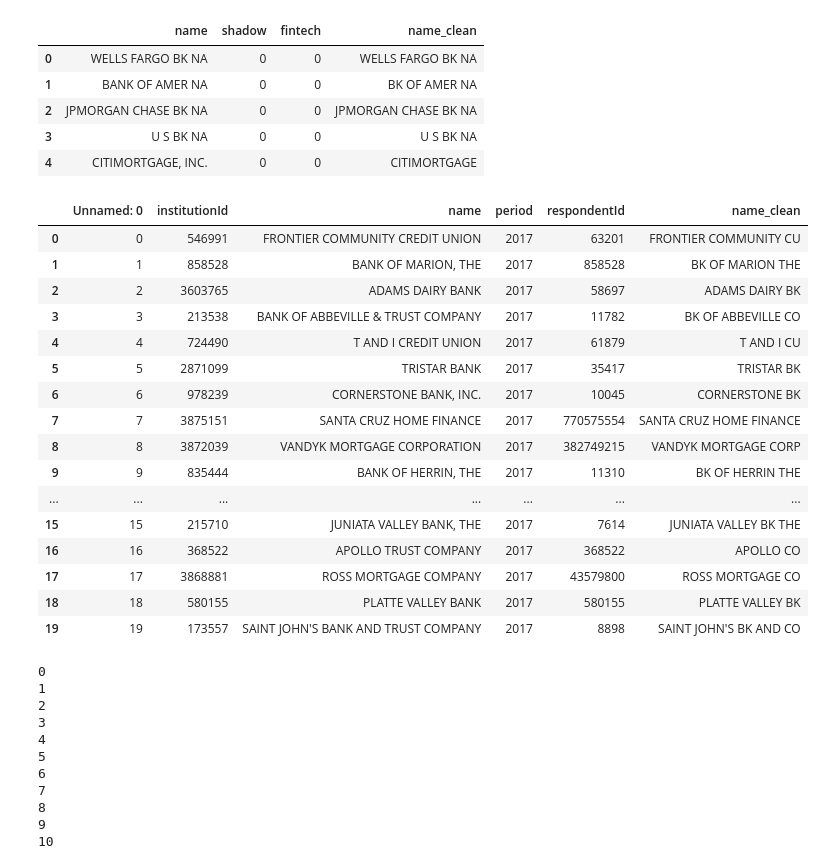
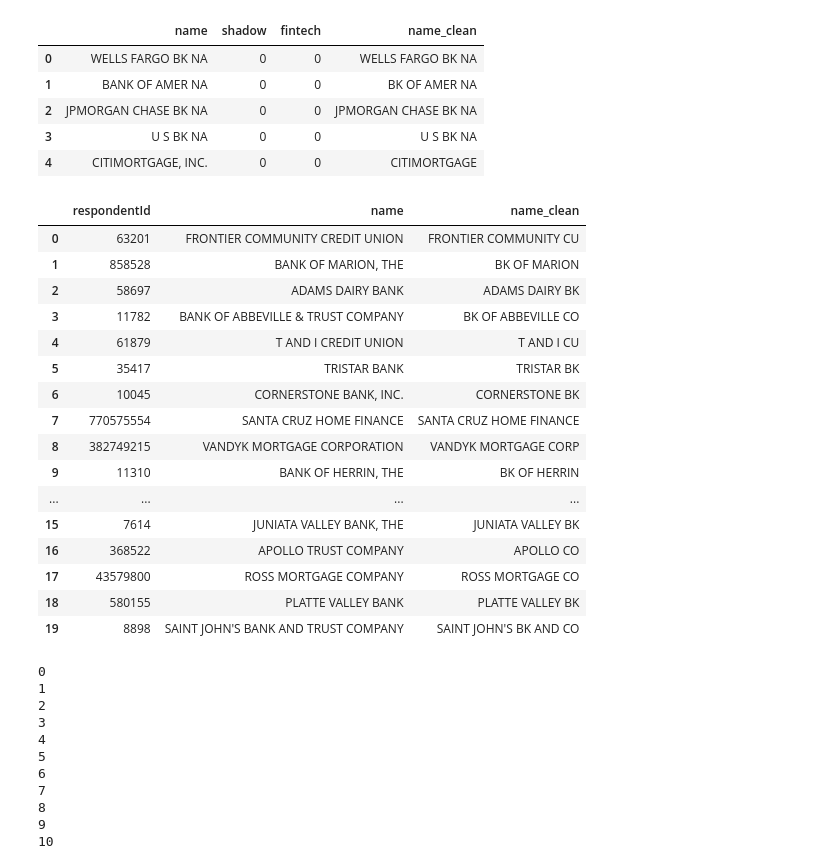
Before and after one commit to yilanzheng/fintech, a Jupyter notebook: Untitled1.ipynb, the cells around one changed output. Cells and saved outputs as stored; diff of their text form; code cells hidden in the pictures.

```diff
--- a/Untitled1.ipynb
+++ b/Untitled1.ipynb
@@ -12,6 +12,6 @@ df_shadow.head()
 | 3 | U S BK NA | 0 | 0 |
 | 4 | CITIMORTGAGE, INC. | 0 | 0 |
 # %%
-df17=pd.read_csv("/Users/catherine/Desktop/sb/2017new.csv")
+df17=pd.read_excel("2017new.xlsx")
 df17.head()
 # %% [output]
@@ -32,26 +32,26 @@ df_shadow.head()
 | 3 | U S BK NA | 0 | 0 | U S BK NA |
 | 4 | CITIMORTGAGE, INC. | 0 | 0 | CITIMORTGAGE |
 # %%
-df17["name_clean"]=[i.upper().replace("BANK","BK").replace("NATIONAL ASSOCIATION","NA").replace("CORPORATION","CORP").replace("INC","").replace("LLC","").replace(".","").replace(",","").replace("&","").replace("TRUST","").replace("COMPANY","CO").replace("CREDIT UNION","CU").replace("FEDERAL CREDIT UNION","FCU").replace(" NATIONAL BANK"," NB") for i in list(df17.iloc[:,2])]
+df17["name_clean"]=[i.upper().replace("BANK","BK").replace("NATIONAL ASSOCIATION","NA").replace("CORPORATION","CORP").replace("INC","").replace("LLC","").replace(".","").replace(",","").replace("&","").replace("TRUST","").replace("COMPANY","CO").replace("CREDIT UNION","CU").replace("FEDERAL CREDIT UNION","FCU").replace(" NATIONAL BANK"," NB").replace("THE","") for i in list(df17.iloc[:,1])]
 df17.iloc[0:20,:]
 # %% [output]
-|  | Unnamed: 0 | institutionId | name | period | respondentId | name_clean |
-| 0 | 0 | 546991 | FRONTIER COMMUNITY CREDIT UNION | 2017 | 63201 | FRONTIER COMMUNITY CU |
-| 1 | 1 | 858528 | BANK OF MARION, THE | 2017 | 858528 | BK OF MARION THE |
-| 2 | 2 | 3603765 | ADAMS DAIRY BANK | 2017 | 58697 | ADAMS DAIRY BK |
-| 3 | 3 | 213538 | BANK OF ABBEVILLE & TRUST COMPANY | 2017 | 11782 | BK OF ABBEVILLE CO |
-| 4 | 4 | 724490 | T AND I CREDIT UNION | 2017 | 61879 | T AND I CU |
-| 5 | 5 | 2871099 | TRISTAR BANK | 2017 | 35417 | TRISTAR BK |
-| 6 | 6 | 978239 | CORNERSTONE BANK, INC. | 2017 | 10045 | CORNERSTONE BK |
-| 7 | 7 | 3875151 | SANTA CRUZ HOME FINANCE | 2017 | 770575554 | SANTA CRUZ HOME FINANCE |
-| 8 | 8 | 3872039 | VANDYK MORTGAGE CORPORATION | 2017 | 382749215 | VANDYK MORTGAGE CORP |
-| 9 | 9 | 835444 | BANK OF HERRIN, THE | 2017 | 11310 | BK OF HERRIN THE |
-| ... | ... | ... | ... | ... | ... | ... |
-| 15 | 15 | 215710 | JUNIATA VALLEY BANK, THE | 2017 | 7614 | JUNIATA VALLEY BK THE |
-| 16 | 16 | 368522 | APOLLO TRUST COMPANY | 2017 | 368522 | APOLLO CO |
-| 17 | 17 | 3868881 | ROSS MORTGAGE COMPANY | 2017 | 43579800 | ROSS MORTGAGE CO |
-| 18 | 18 | 580155 | PLATTE VALLEY BANK | 2017 | 580155 | PLATTE VALLEY BK |
-| 19 | 19 | 173557 | SAINT JOHN'S BANK AND TRUST COMPANY | 2017 | 8898 | SAINT JOHN'S BK AND CO |
+|  | respondentId | name | name_clean |
+| 0 | 63201 | FRONTIER COMMUNITY CREDIT UNION | FRONTIER COMMUNITY CU |
+| 1 | 858528 | BANK OF MARION, THE | BK OF MARION |
+| 2 | 58697 | ADAMS DAIRY BANK | ADAMS DAIRY BK |
+| 3 | 11782 | BANK OF ABBEVILLE & TRUST COMPANY | BK OF ABBEVILLE CO |
+| 4 | 61879 | T AND I CREDIT UNION | T AND I CU |
+| 5 | 35417 | TRISTAR BANK | TRISTAR BK |
+| 6 | 10045 | CORNERSTONE BANK, INC. | CORNERSTONE BK |
+| 7 | 770575554 | SANTA CRUZ HOME FINANCE | SANTA CRUZ HOME FINANCE |
+| 8 | 382749215 | VANDYK MORTGAGE CORPORATION | VANDYK MORTGAGE CORP |
+| 9 | 11310 | BANK OF HERRIN, THE | BK OF HERRIN |
+| ... | ... | ... | ... |
+| 15 | 7614 | JUNIATA VALLEY BANK, THE | JUNIATA VALLEY BK |
+| 16 | 368522 | APOLLO TRUST COMPANY | APOLLO CO |
+| 17 | 43579800 | ROSS MORTGAGE COMPANY | ROSS MORTGAGE CO |
+| 18 | 580155 | PLATTE VALLEY BANK | PLATTE VALLEY BK |
+| 19 | 8898 | SAINT JOHN'S BANK AND TRUST COMPANY | SAINT JOHN'S BK AND CO |
 # %%
 import fuzzywuzzy
 from fuzzywuzzy import fuzz
```
Also changed, not shown: parts of 13 cells of this notebook, 7 other files.
